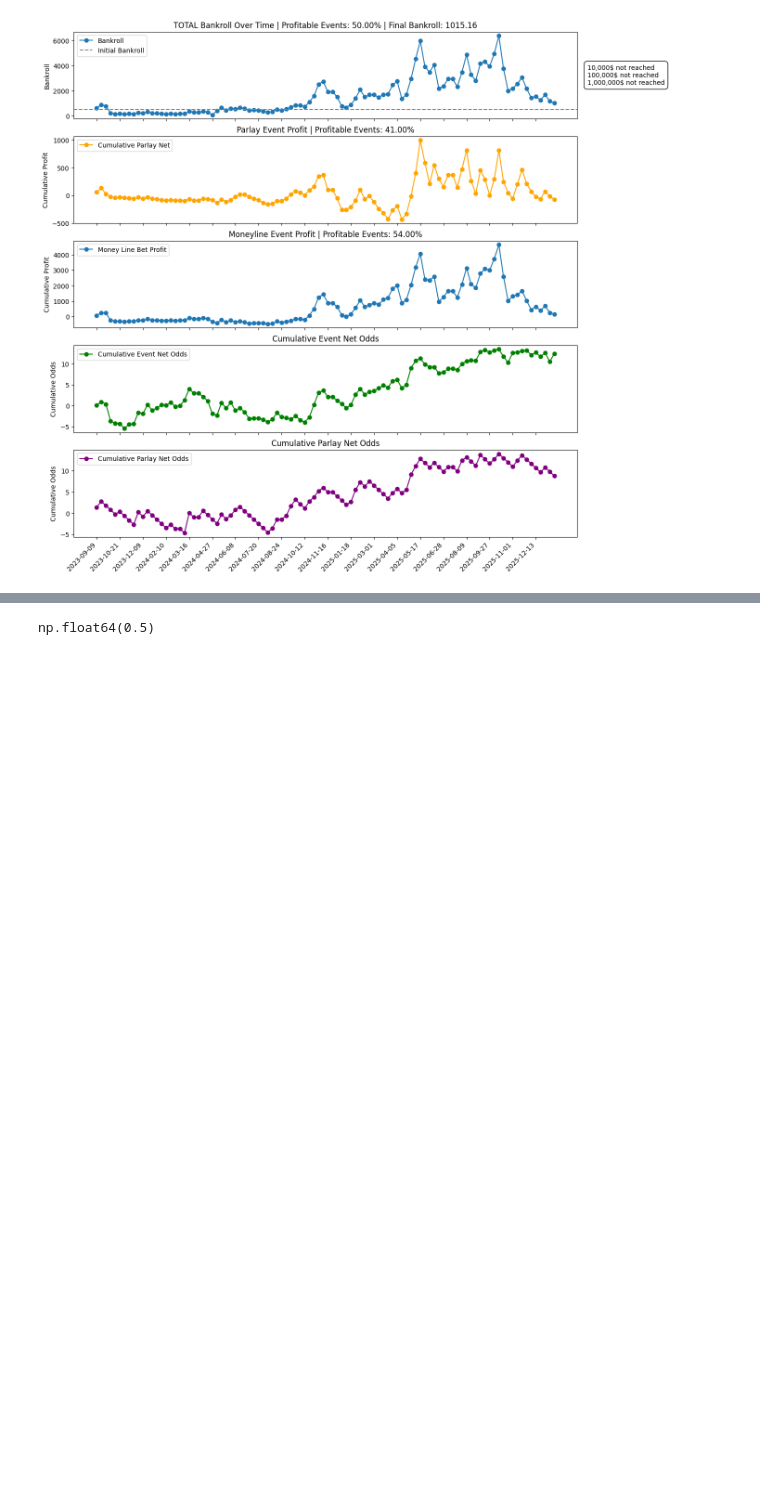
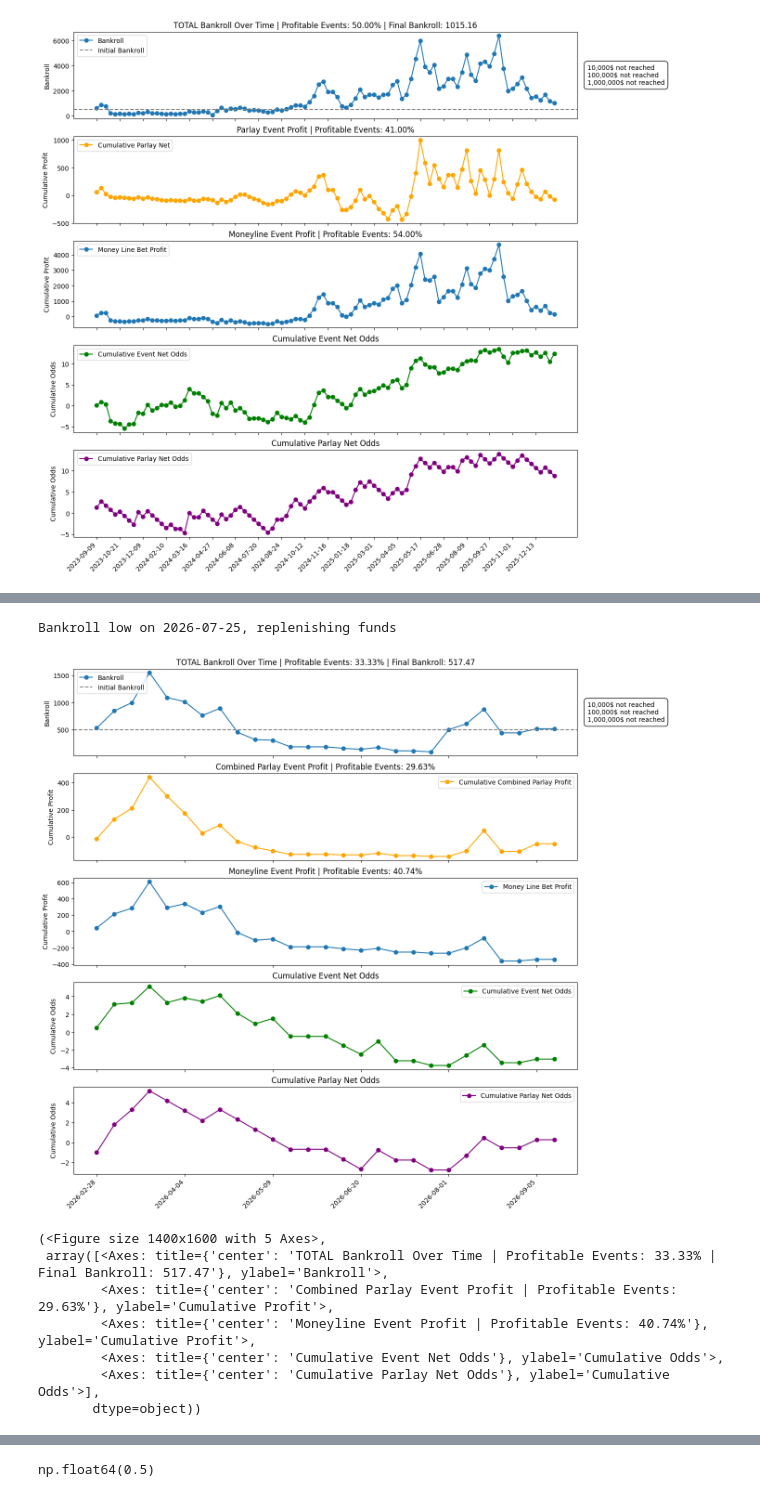
Before and after one commit to jcmarkowicz/sports_betting, a Jupyter notebook: Notebooks/Bets/kelly_sim.ipynb, the cells around one changed output, grey strips where cells are left out. Cells and saved outputs as stored; diff of their text form; code cells hidden in the pictures; blank space fills up the shorter version.

```diff
--- a/Notebooks/Bets/kelly_sim.ipynb
+++ b/Notebooks/Bets/kelly_sim.ipynb
@@ -351 +351,29 @@ Opening model at close2 prices: 222 fights
+# %%
+df_open_at_close1 = pd.read_csv(
+    r'C:\Users\jcmar\my_files\SportsBetting\data\model_results\test_set_data_open_with_close1.csv'
+)
+df_kelly_open_at_close1, df_parlay_open_at_close1 = simulate_kelly(
+    df_open_at_close1,
+    prob_cols=['proba_blue', 'proba_red'],
+    fair_decimal_cols=['dec_fair_close1_blue', 'dec_fair_close1_red'],
+    real_decimal_cols=['dec_close1_blue', 'dec_close1_red'],
+    pred_winner_col='pred_winner', date_col='date',
+    init_bankroll=500, bankroll_floor=100,
+    max_drawdown=.4, parlay_mdd=.5, N=250, N_parlay=1490,
+    calc_parlay=True, calc_heavy_favorite_parlay=False,
+    z=0.5, prediction_se_col='proba_se',moneyline_american_bounds=(-260, 600)
+)
+
+
+plot_backtest(df_kelly_open_at_close1, init_bankroll=500, path=None)
+# %% [output]
+Bankroll low on 2026-07-25, replenishing funds
+[figure, added]
+(<Figure size 1400x1600 with 5 Axes>,
+ array([<Axes: title={'center': 'TOTAL Bankroll Over Time | Profitable Events: 33.33% | Final Bankroll: 517.47'}, ylabel='Bankroll'>,
+        <Axes: title={'center': 'Combined Parlay Event Profit | Profitable Events: 29.63%'}, ylabel='Cumulative Profit'>,
+        <Axes: title={'center': 'Moneyline Event Profit | Profitable Events: 40.74%'}, ylabel='Cumulative Profit'>,
+        <Axes: title={'center': 'Cumulative Event Net Odds'}, ylabel='Cumulative Odds'>,
+        <Axes: title={'center': 'Cumulative Parlay Net Odds'}, ylabel='Cumulative Odds'>],
+       dtype=object))
 # %%
```
Also changed, not shown: parts of 4 cells of this notebook, 4 other files.
